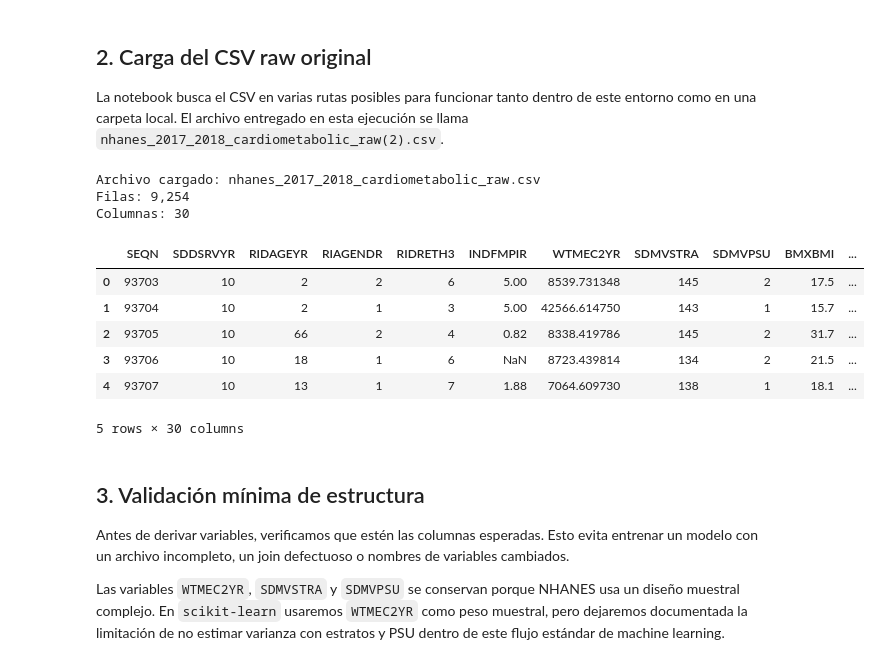
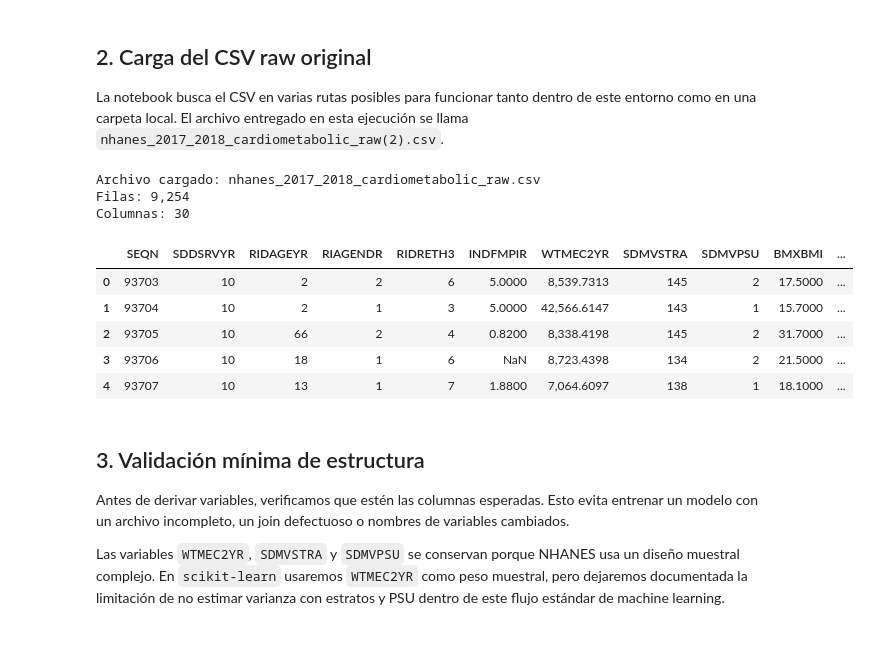
Before and after one commit to santiemanuel/modelado-cardio, a Jupyter notebook: nhanes_case1_hypertension.ipynb, the cells around one changed output. Drawn from its saved outputs; the diff is of its cells as text; code cells hidden in the pictures.

```diff
--- a/nhanes_case1_hypertension.ipynb
+++ b/nhanes_case1_hypertension.ipynb
@@ -107,39 +107,30 @@ ModuleNotFoundError: No module named 'matplotlib'
 
 La notebook busca el CSV en varias rutas posibles para funcionar tanto dentro de este entorno como en una carpeta local. El archivo entregado en esta ejecución se llama `nhanes_2017_2018_cardiometabolic_raw(2).csv`.
 # %%
-candidate_paths = [
-    Path("nhanes_2017_2018_cardiometabolic_raw.csv"),
-    Path("nhanes_2017_2018_cardiometabolic_raw(1).csv"),
-    Path("nhanes_2017_2018_cardiometabolic_raw(2).csv"),
-    Path("/mnt/data/nhanes_2017_2018_cardiometabolic_raw.csv"),
-    Path("/mnt/data/nhanes_2017_2018_cardiometabolic_raw(1).csv"),
-    Path("/mnt/data/nhanes_2017_2018_cardiometabolic_raw(2).csv"),
-]
+csv_path = Path("nhanes_2017_2018_cardiometabolic_raw.csv")
 
-csv_path = next((p for p in candidate_paths if p.exists()), None)
-if csv_path is None:
+if not csv_path.exists():
     raise FileNotFoundError(
         "No encontré el CSV raw. Coloca el archivo nhanes_2017_2018_cardiometabolic_raw.csv "
         "en la misma carpeta que esta notebook."
     )
 
 raw = pd.read_csv(csv_path)
 
 print(f"Archivo cargado: {csv_path}")
 print(f"Filas: {raw.shape[0]:,}")
 print(f"Columnas: {raw.shape[1]:,}")
 display(raw.head())
 # %% [output]
 Archivo cargado: nhanes_2017_2018_cardiometabolic_raw.csv
 Filas: 9,254
 Columnas: 30
 |  | SEQN | SDDSRVYR | RIDAGEYR | RIAGENDR | RIDRETH3 | INDFMPIR | WTMEC2YR | SDMVSTRA | SDMVPSU | BMXBMI | ... |
-| 0 | 93703 | 10 | 2 | 2 | 6 | 5.00 | 8539.731348 | 145 | 2 | 17.5 | ... |
-| 1 | 93704 | 10 | 2 | 1 | 3 | 5.00 | 42566.614750 | 143 | 1 | 15.7 | ... |
-| 2 | 93705 | 10 | 66 | 2 | 4 | 0.82 | 8338.419786 | 145 | 2 | 31.7 | ... |
-| 3 | 93706 | 10 | 18 | 1 | 6 | NaN | 8723.439814 | 134 | 2 | 21.5 | ... |
-| 4 | 93707 | 10 | 13 | 1 | 7 | 1.88 | 7064.609730 | 138 | 1 | 18.1 | ... |
+| 0 | 93703 | 10 | 2 | 2 | 6 | 5.0000 | 8,539.7313 | 145 | 2 | 17.5000 | ... |
+| 1 | 93704 | 10 | 2 | 1 | 3 | 5.0000 | 42,566.6147 | 143 | 1 | 15.7000 | ... |
+| 2 | 93705 | 10 | 66 | 2 | 4 | 0.8200 | 8,338.4198 | 145 | 2 | 31.7000 | ... |
+| 3 | 93706 | 10 | 18 | 1 | 6 | NaN | 8,723.4398 | 134 | 2 | 21.5000 | ... |
+| 4 | 93707 | 10 | 13 | 1 | 7 | 1.8800 | 7,064.6097 | 138 | 1 | 18.1000 | ... |
-5 rows × 30 columns
 # %% [markdown]
 ## 3. Validación mínima de estructura
 
```
Also changed, not shown: parts of 6 cells of this notebook, 8 other files.
